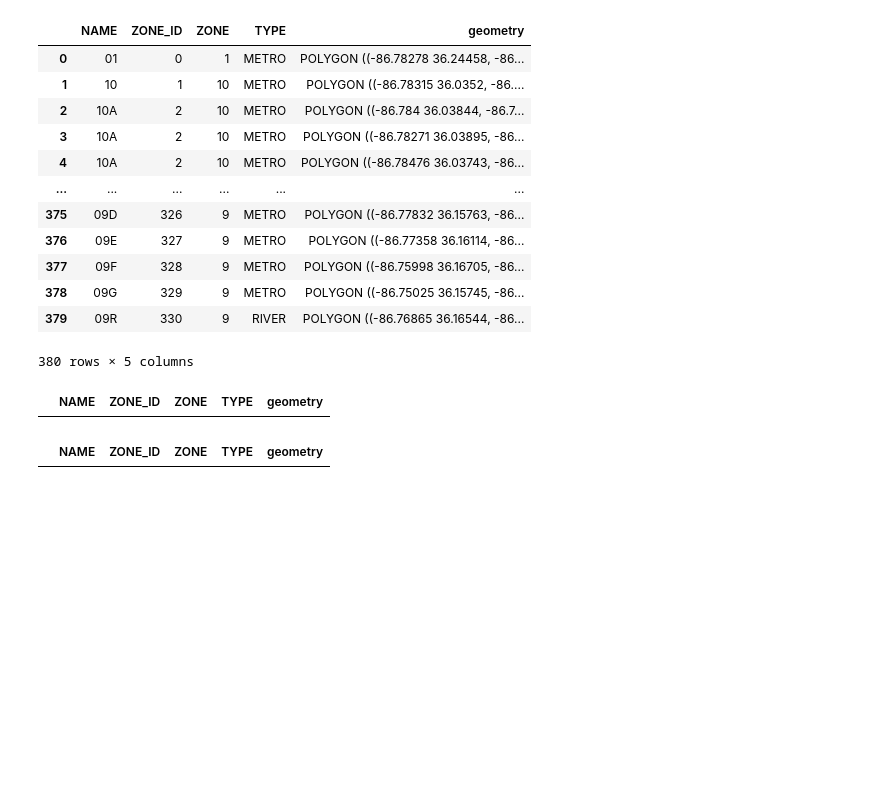
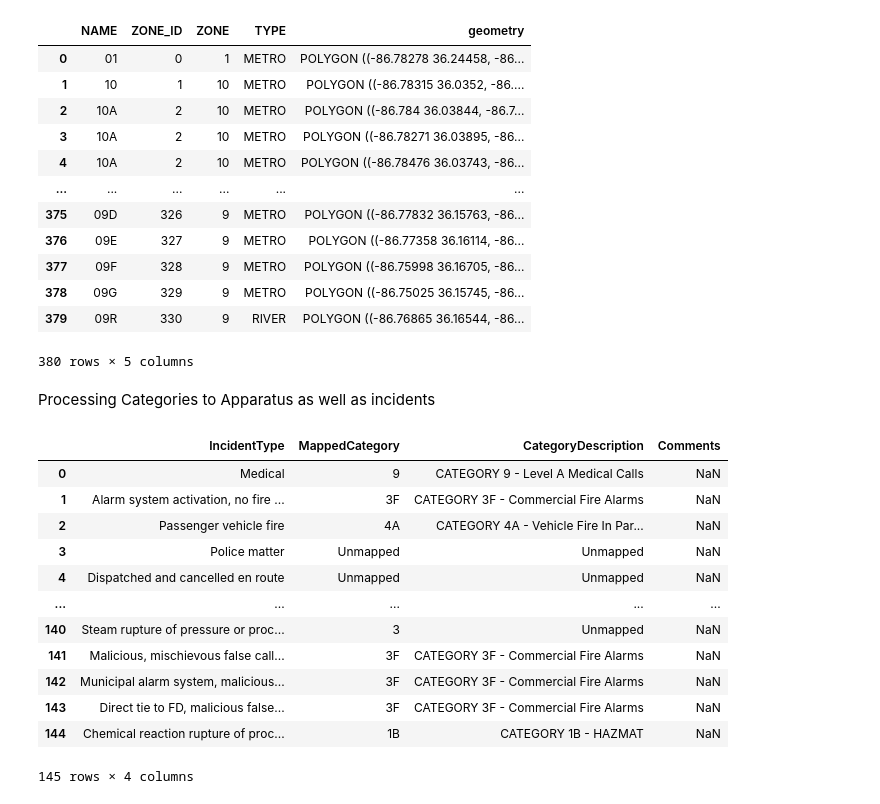
Before and after one commit to jptalusan/fire_simulator, a Jupyter notebook: preprocess.ipynb, the cells around one changed output. Saved outputs shown, nothing was run; the diff lists cells and outputs as text; code cells hidden in the pictures; blank space fills up the shorter version.

```diff
--- a/preprocess.ipynb
+++ b/preprocess.ipynb
@@ -533,12 +533,27 @@ df
 | 378 | 09G | 329 | 9 | METRO | POLYGON ((-86.75025 36.15745, -86... |
 | 379 | 09R | 330 | 9 | RIVER | POLYGON ((-86.76865 36.16544, -86... |
 380 rows × 5 columns
-# %%
-# Should be empty!
-df[df['ZONE_ID'] == -1]
-# %% [output]
-|  | NAME | ZONE_ID | ZONE | TYPE | geometry |
-# %%
-df[df['NAME'] == 15]
-# %% [output]
-|  | NAME | ZONE_ID | ZONE | TYPE | geometry |
+# %% [markdown]
+Processing Categories to Apparatus as well as incidents
+# %%
+import geopandas as gpd
+incidents_df= gpd.read_file("data/Vanderbilt_Fire/FireIncidents.geojson")
+import pandas as pd
+NFDResponse = pd.read_csv("data/NFDResponse.csv")
+cat_to_app = pd.read_csv("data/cat_to_apparatus.csv")
+# %%
+cat_to_app
+# %% [output]
+|  | IncidentType | MappedCategory | CategoryDescription | Comments |
+| 0 | Medical | 9 | CATEGORY 9 - Level A Medical Calls | NaN |
+| 1 | Alarm system activation, no fire ... | 3F | CATEGORY 3F - Commercial Fire Alarms | NaN |
+| 2 | Passenger vehicle fire | 4A | CATEGORY 4A - Vehicle Fire In Par... | NaN |
+| 3 | Police matter | Unmapped | Unmapped | NaN |
+| 4 | Dispatched and cancelled en route | Unmapped | Unmapped | NaN |
+| ... | ... | ... | ... | ... |
+| 140 | Steam rupture of pressure or proc... | 3 | Unmapped | NaN |
+| 141 | Malicious, mischievous false call... | 3F | CATEGORY 3F - Commercial Fire Alarms | NaN |
+| 142 | Municipal alarm system, malicious... | 3F | CATEGORY 3F - Commercial Fire Alarms | NaN |
+| 143 | Direct tie to FD, malicious false... | 3F | CATEGORY 3F - Commercial Fire Alarms | NaN |
+| 144 | Chemical reaction rupture of proc... | 1B | CATEGORY 1B - HAZMAT | NaN |
+145 rows × 4 columns
```
Also changed, not shown: parts of 14 cells of this notebook, 11 other files.
